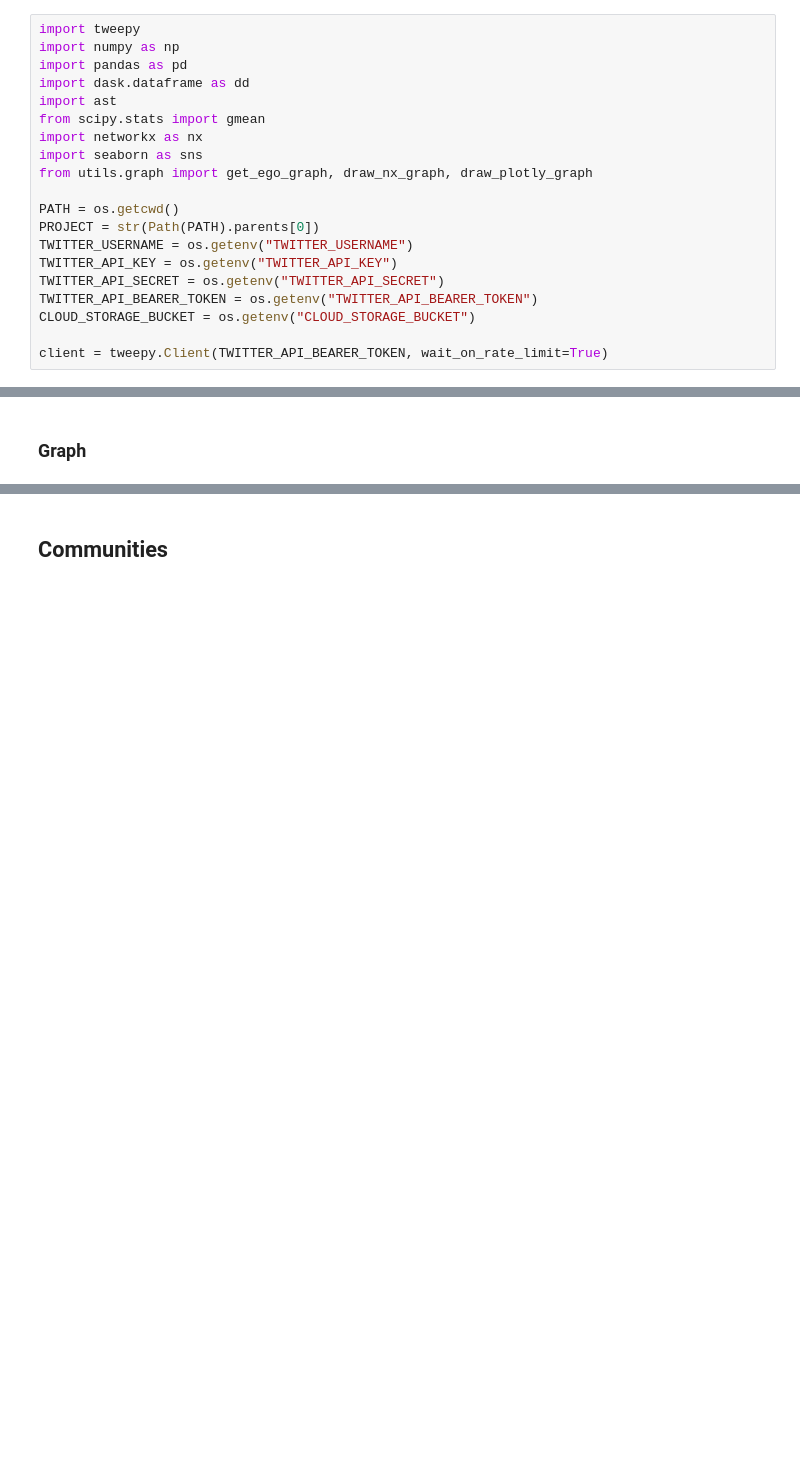
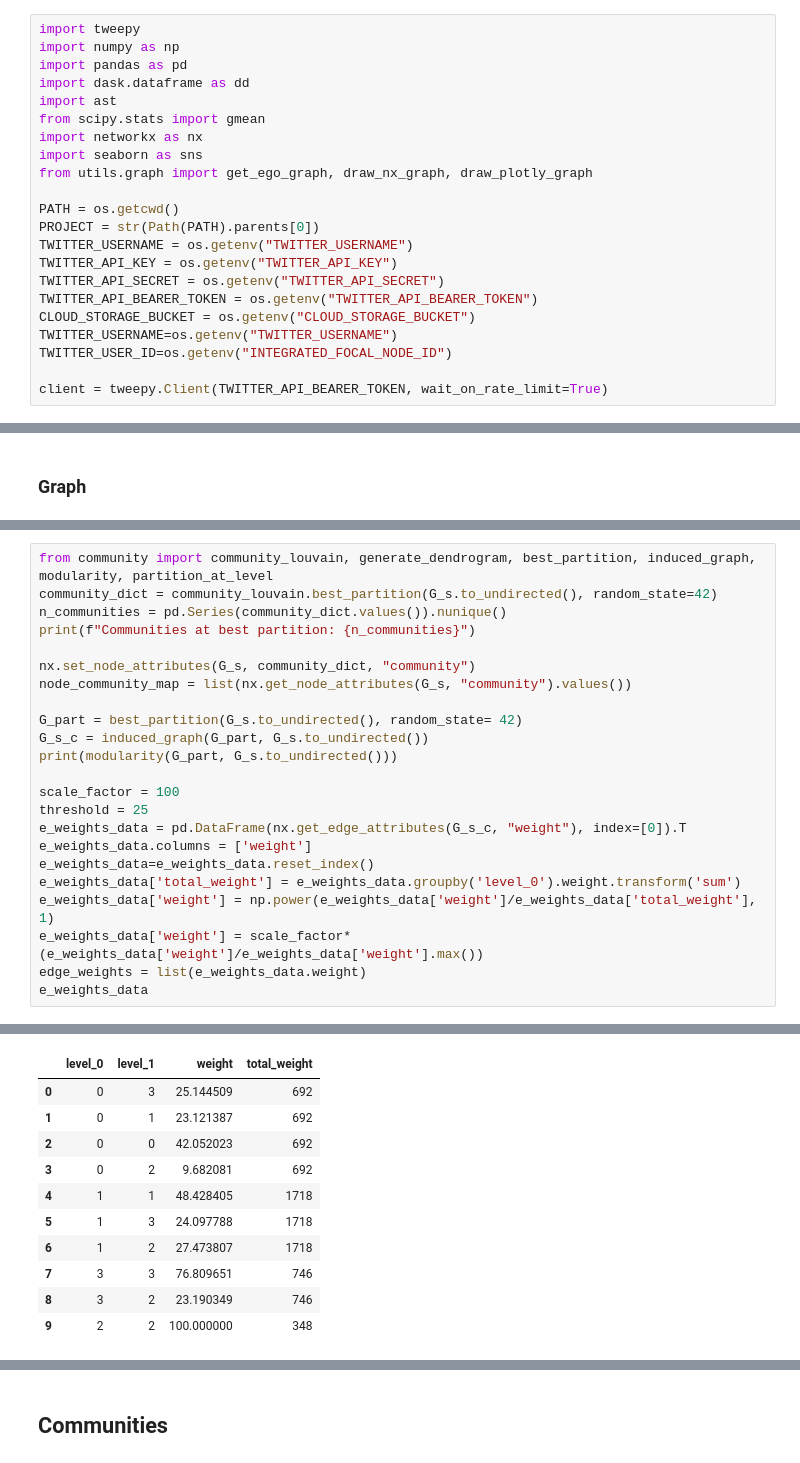
Before and after one commit to lejinvarghese/ego_networks, a Jupyter notebook: notebooks/communities.ipynb, the cells around one changed output, grey strips where cells are left out. Drawn from its saved outputs; the diff is of its cells as text; blank space fills up the shorter version.

```diff
--- a/notebooks/communities.ipynb
+++ b/notebooks/communities.ipynb
@@ -40,6 +40,8 @@ TWITTER_API_KEY = os.getenv("TWITTER_API_KEY")
 TWITTER_API_SECRET = os.getenv("TWITTER_API_SECRET")
 TWITTER_API_BEARER_TOKEN = os.getenv("TWITTER_API_BEARER_TOKEN")
 CLOUD_STORAGE_BUCKET = os.getenv("CLOUD_STORAGE_BUCKET")
+TWITTER_USERNAME=os.getenv("TWITTER_USERNAME")
+TWITTER_USER_ID=os.getenv("INTEGRATED_FOCAL_NODE_ID")
 
 client = tweepy.Client(TWITTER_API_BEARER_TOKEN, wait_on_rate_limit=True)
 # %% [output]
@@ -114,0 +138,24 @@ time: 42.5 s (started: 2022-12-04 17:42:54 -05:00)
+# %%
+from community import community_louvain, generate_dendrogram, best_partition, induced_graph, modularity, partition_at_level
+community_dict = community_louvain.best_partition(G_s.to_undirected(), random_state=42)
+n_communities = pd.Series(community_dict.values()).nunique()
+print(f"Communities at best partition: {n_communities}")
+
+nx.set_node_attributes(G_s, community_dict, "community")
+node_community_map = list(nx.get_node_attributes(G_s, "community").values())
+
+G_part = best_partition(G_s.to_undirected(), random_state= 42)
+G_s_c = induced_graph(G_part, G_s.to_undirected())
+print(modularity(G_part, G_s.to_undirected()))
+
+scale_factor = 100
+threshold = 25
+e_weights_data = pd.DataFrame(nx.get_edge_attributes(G_s_c, "weight"), index=[0]).T
+e_weights_data.columns = ['weight']
+e_weights_data=e_weights_data.reset_index()
+e_weights_data['total_weight'] = e_weights_data.groupby('level_0').weight.transform('sum')
+e_weights_data['weight'] = np.power(e_weights_data['weight']/e_weights_data['total_weight'], 1)
+e_weights_data['weight'] = scale_factor*(e_weights_data['weight']/e_weights_data['weight'].max())
+edge_weights = list(e_weights_data.weight)
+e_weights_data
+# %% [output]
@@ -114,0 +164,11 @@ time: 42.5 s (started: 2022-12-04 17:42:54 -05:00)
+|  | level_0 | level_1 | weight | total_weight |
+| 0 | 0 | 3 | 25.144509 | 692 |
+| 1 | 0 | 1 | 23.121387 | 692 |
+| 2 | 0 | 0 | 42.052023 | 692 |
+| 3 | 0 | 2 | 9.682081 | 692 |
+| 4 | 1 | 1 | 48.428405 | 1718 |
+| 5 | 1 | 3 | 24.097788 | 1718 |
+| 6 | 1 | 2 | 27.473807 | 1718 |
+| 7 | 3 | 3 | 76.809651 | 746 |
+| 8 | 3 | 2 | 23.190349 | 746 |
+| 9 | 2 | 2 | 100.000000 | 348 |
```
Also changed, not shown: parts of 19 cells of this notebook, 1 other file.
